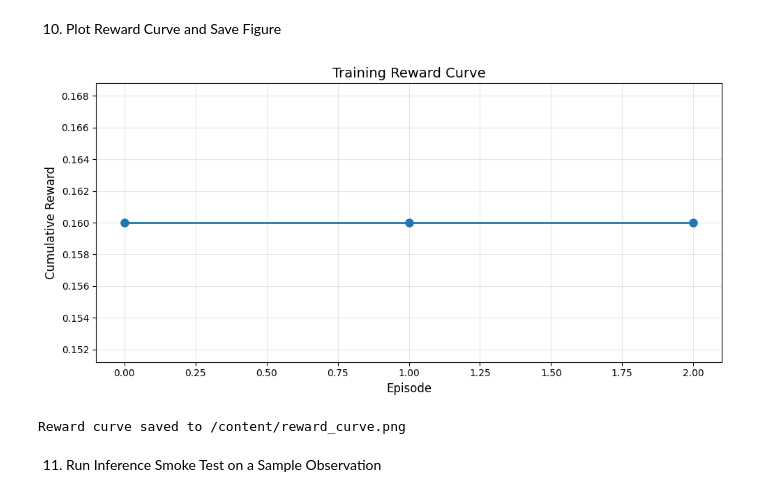
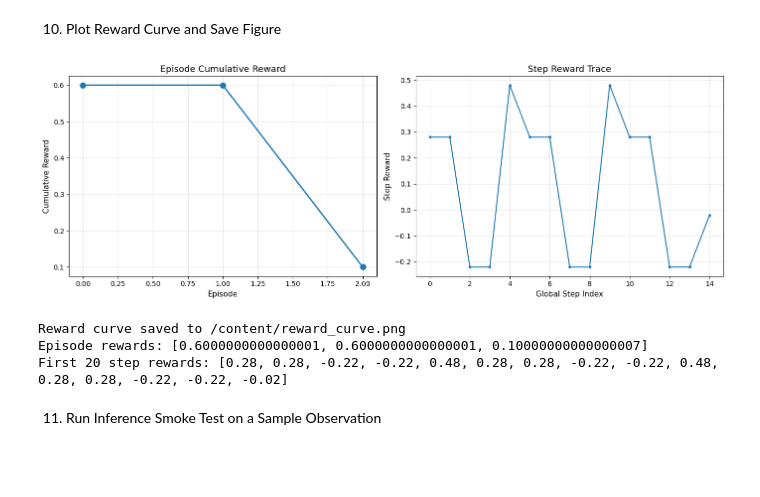
Before and after one commit to Abhaykumarbadam/OfficeAgentEnv, a Jupyter notebook: train_officeagent_colab.ipynb, the cells around one changed output. Drawn from its saved outputs; the diff is of its cells as text; code cells hidden in the pictures; blank space fills up the shorter version.

Commit message:
Updated README.md and train_officeagent_colab.ipynb to include new features and improvements.

```diff
--- a/train_officeagent_colab.ipynb
+++ b/train_officeagent_colab.ipynb
@@ -169,11 +248,12 @@ reward_history: List[float] = []
 
 print("[STEP 1] Collecting trajectories...")
 for episode_idx in range(1, MAX_EPISODES + 1):
-    obs = env_reset(seed=42 + episode_idx)
+    episode_seed = (int(time.time()) + episode_idx) if RANDOMIZE_EPISODE_SEEDS else (BASE_SEED + episode_idx)
+    obs = env_reset(seed=episode_seed)
     if not obs:
         continue
 
-    trajectory = {"episode": episode_idx, "steps": [], "total_reward": 0.0}
+    trajectory = {"episode": episode_idx, "seed": episode_seed, "steps": [], "total_reward": 0.0}
     cumulative_reward = 0.0
 
     for step_idx in range(STEPS_PER_EPISODE):
@@ -208,6 +288,7 @@ for episode_idx in range(1, MAX_EPISODES + 1):
 
 avg_reward = sum(reward_history) / len(reward_history) if reward_history else 0.0
 print(f"[SUMMARY] Episodes: {len(trajectories)}, Avg Reward: {avg_reward:.4f}")
+print(f"[SEEDS] {[traj.get('seed') for traj in trajectories]}")
 # %% [output]
 [STEP 1] Collecting trajectories...
   Episode 1, Step 1: reward=0.28
@@ -335,21 +444,43 @@ TrainOutput(global_step=11, training_loss=10.760993177240545, metrics={'train_ru
 # %% [markdown]
 10. Plot Reward Curve and Save Figure
 # %%
-plt.figure(figsize=(10, 5))
-plt.plot(reward_history, marker="o", linewidth=2, markersize=8)
-plt.title("Training Reward Curve", fontsize=14)
-plt.xlabel("Episode", fontsize=12)
-plt.ylabel("Cumulative Reward", fontsize=12)
-plt.grid(True, alpha=0.3)
+# Plot episode-level and step-level reward trends.
+per_step_rewards = [step["reward"] for traj in trajectories for step in traj["steps"]]
+
+fig, axes = plt.subplots(1, 2, figsize=(14, 5))
+
+axes[0].plot(reward_history, marker="o", linewidth=2, markersize=8)
+axes[0].set_title("Episode Cumulative Reward", fontsize=13)
+axes[0].set_xlabel("Episode", fontsize=11)
+axes[0].set_ylabel("Cumulative Reward", fontsize=11)
+axes[0].grid(True, alpha=0.3)
+
+axes[1].plot(per_step_rewards, marker=".", linewidth=1.5)
+axes[1].set_title("Step Reward Trace", fontsize=13)
+axes[1].set_xlabel("Global Step Index", fontsize=11)
+axes[1].set_ylabel("Step Reward", fontsize=11)
+axes[1].grid(True, alpha=0.3)
+
+# Show a note when episode totals are identical so this does not look like a bug.
+if reward_history and len(set(round(x, 6) for x in reward_history)) == 1:
+    print(
+        "[INFO] Episode cumulative rewards are identical in this run; "
+        "use the step reward trace to inspect behavior changes."
+    )
+
 plt.tight_layout()
 reward_plot_path = "/content/reward_curve.png"
 plt.savefig(reward_plot_path, dpi=100)
 plt.show()
 
 print(f"Reward curve saved to {reward_plot_path}")
+print(f"Episode rewards: {reward_history}")
+print(f"First 20 step rewards: {per_step_rewards[:20]}")
 # %% [output]
-[figure, old version]
+[figure, new version]
 Reward curve saved to /content/reward_curve.png
+Episode rewards: [0.6000000000000001, 0.6000000000000001, 0.10000000000000007]
+First 20 step rewards: [0.28, 0.28, -0.22, -0.22, 0.48, 0.28, 0.28, -0.22, -0.22, 0.48, 0.28, 0.28, -0.22, -0.22, -0.02]
 # %% [markdown]
 11. Run Inference Smoke Test on a Sample Observation
 # %%
```
Also changed, not shown: parts of 8 cells of this notebook, 1 other file.
